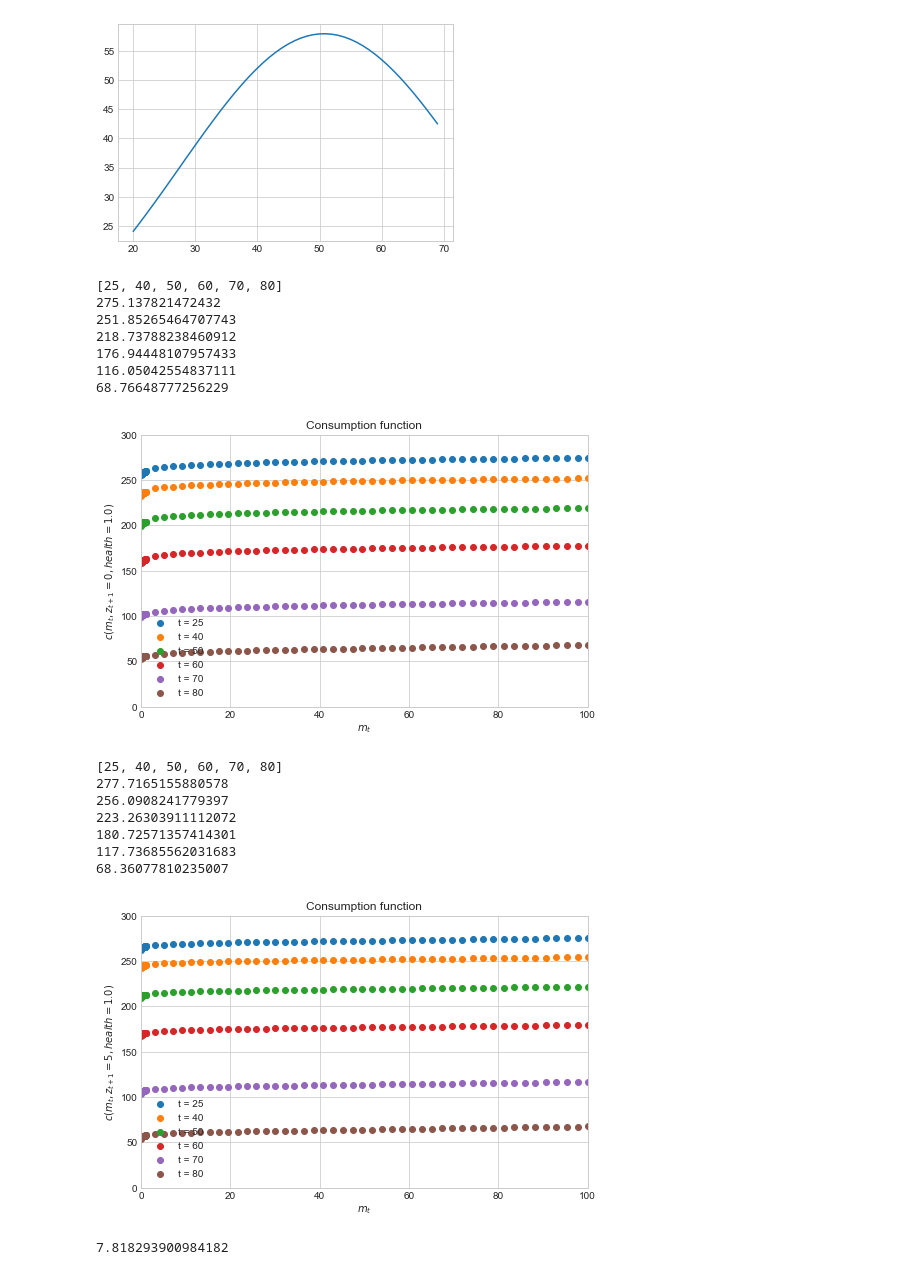
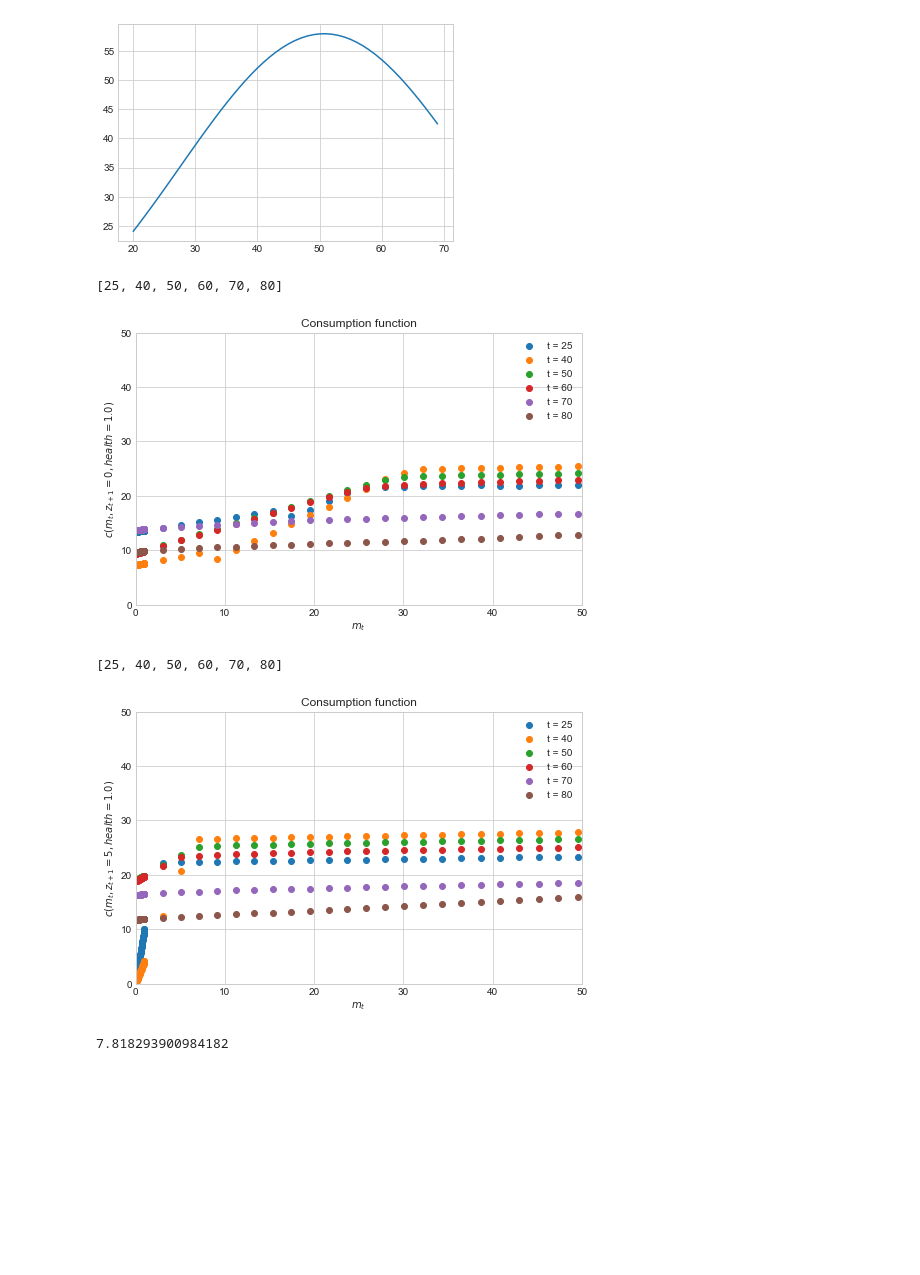
Before and after one commit to Goldfield1/IskhakovKeane2021Python, a Jupyter notebook: 05_dc_egm.ipynb, the cells around one changed output. Drawn from its saved outputs; the diff is of its cells as text; code cells hidden in the pictures; blank space fills up the shorter version.

```diff
--- a/05_dc_egm.ipynb
+++ b/05_dc_egm.ipynb
@@ -65,0 +57,7 @@ array(['high', 'high', 'high', 'high', 'high', 'high', 'high', 'high',
+# %%
+m = np.array([15,15], dtype = float)
+e = np.array([1,1], dtype=float)
+par = model.par
+sol = model.sol
+c = tools.interp_2d_vec(par.grid_m, par.grid_e, sol.c[30, 0, :, :, 0, 0],m,e)
+c
@@ -219,7 +218,9 @@ TypeError: No matching definition for argument type(s) array(float64, 1d, C), ar
 # %%
 hs = []
-for i in range(model.par.Tmin, model.par.T):
-    h = model.sim.m[i, :]
+step = 1
+for i in range(model.par.Tmin, model.par.T, step):
+    h = model.sim.h[i, :]
+    #print(h)
     #print(h)
     #hh = egm.util( model.sim.m[i, :] , model.sim.h[i, :][0], i, model.par)
     #h = model.sim.h[i, :]
@@ -228,7 +229,7 @@ for i in range(model.par.Tmin, model.par.T):
     hs.append(h)
 fig = plt.figure(figsize=(8,5))
 ax = fig.add_subplot(1,1,1)
-ax.set_xlim(model.par.Tmin, model.par.T)
-ax.plot(list(range(model.par.Tmin, model.par.T)) , hs)
+ax.set_xlim(20, model.par.T)
+ax.plot(list(range(model.par.Tmin, model.par.T, step)) , hs)
 # %% [output]
 [<matplotlib.lines.Line2D at 0x...>]
@@ -248,45 +249,32 @@ plt.plot(years, ds)
 # %%
 # Figure
 def figure_multi_dim(par,sol,T,i_h):
     p = par.grid_e[i_h]
 
     ts = [25, 40, 50, 60, 70, 80]
     print(ts)
     fig = plt.figure(figsize=(8,5))
     ax = fig.add_subplot(1,1,1)
 
     for i in ts:
-        print(np.average(sol.v[i-1,T,:,i_h]))
-        ax.scatter(par.grid_m,sol.v[i-1,T,:,i_h], label=f't = {i}')
+        ax.scatter(par.grid_m,sol.c[i-1,T,:,i_h, 0, 0], label=f't = {i}')
     ax.set_xlabel(f"$m_t$")
     ax.set_ylabel(f"$c(m_t,z_{{t+1}} = {T}, health = {p:.3})$")
-    ax.set_xlim([0, 100])
-    ax.set_ylim([0,300])
+    ax.set_xlim([0, 50])
+    ax.set_ylim([0,50])
     ax.set_title(f'Consumption function')
     plt.legend()
     plt.show()
 
 figure_multi_dim(model.par,model.sol, 0, 99)
 figure_multi_dim(model.par,model.sol, 5, 99)
 #figure_multi_dim(model.par,model.sol, 10, 50)
 #figure_multi_dim(model.par,model.sol, 30, 50)
 # %% [output]
 [25, 40, 50, 60, 70, 80]
-275.137821472432
-251.85265464707743
-218.73788238460912
-176.94448107957433
-116.05042554837111
-68.76648777256229
-[figure, old version]
+[figure, new version]
 [25, 40, 50, 60, 70, 80]
-277.7165155880578
-256.0908241779397
-223.26303911112072
-180.72571357414301
-117.73685562031683
-68.36077810235007
-[figure, old version]
+[figure, new version]
 # %%
 egm.util(10, 0, 10, model.par)
 # %% [output]
```
Also changed, not shown: parts of 9 cells of this notebook, 2 other files.
